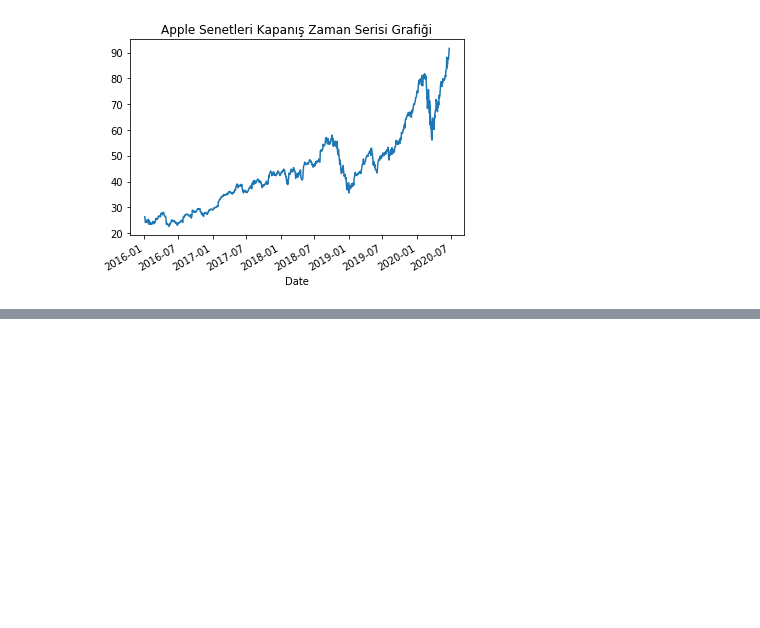
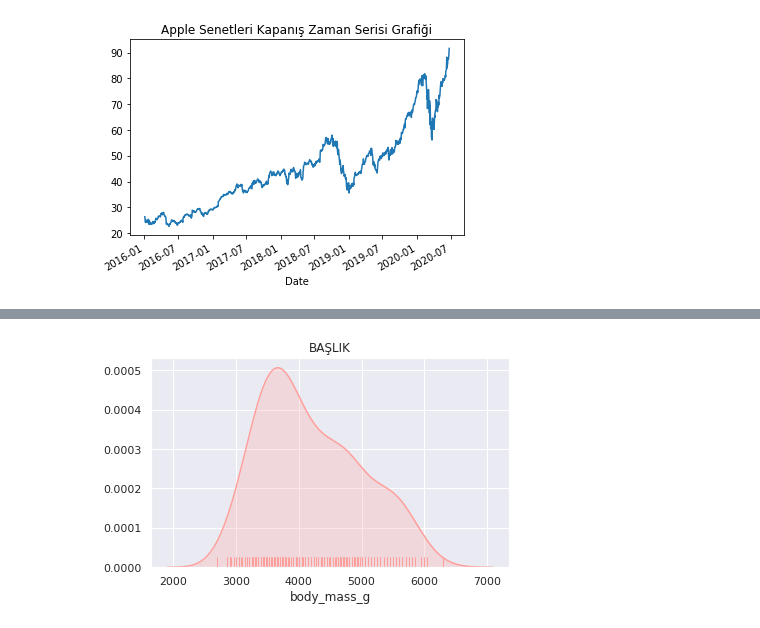
Before and after one commit to mebaysan/VeriBilimi, a Jupyter notebook: 3-)KesifciVeriAnaliziVeVeriGorsellestirme/tum_notlar.ipynb, the cells around one changed output, grey strips where cells are left out. Cells and saved outputs as stored; diff of their text form; code cells hidden in the pictures; blank space fills up the shorter version.

```diff
--- a/3-)KesifciVeriAnaliziVeVeriGorsellestirme/tum_notlar.ipynb
+++ b/3-)KesifciVeriAnaliziVeVeriGorsellestirme/tum_notlar.ipynb
@@ -1056,0 +1087,14 @@ kapanis.plot().set_title('Apple Senetleri Kapanış Zaman Serisi Grafiği');
+# %%
+sns.set(style='darkgrid',
+        font_scale=1,
+        palette = 'husl' # renk kombinasyonu seçimi (https://seaborn.pydata.org/generated/seaborn.color_palette.html#seaborn.color_palette)
+       )
+sns.distplot(df.body_mass_g,
+             color='r',
+             hist = False, # sütunları kaldırır
+             rug = True, # her veri için x eksenine bir çizgi çeker
+             kde_kws={'shade':True}, # yoğunluk arka planını doldurur
+            ).set_title('BAŞLIK'); # Başlık ekler
+plt.tight_layout()
+# %% [output]
+[figure, added]
```
Also changed, not shown: parts of 31 cells of this notebook.
